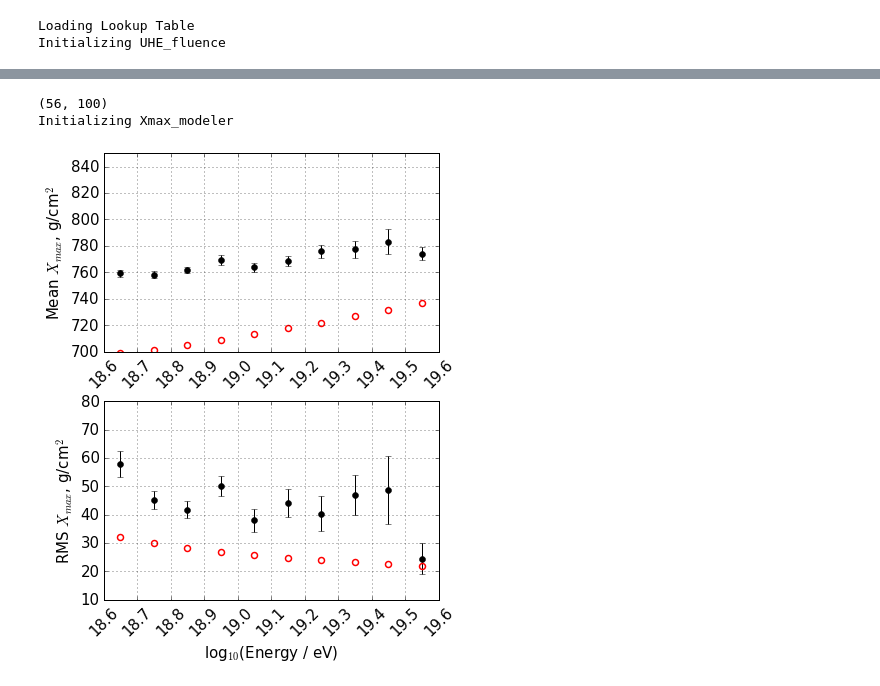
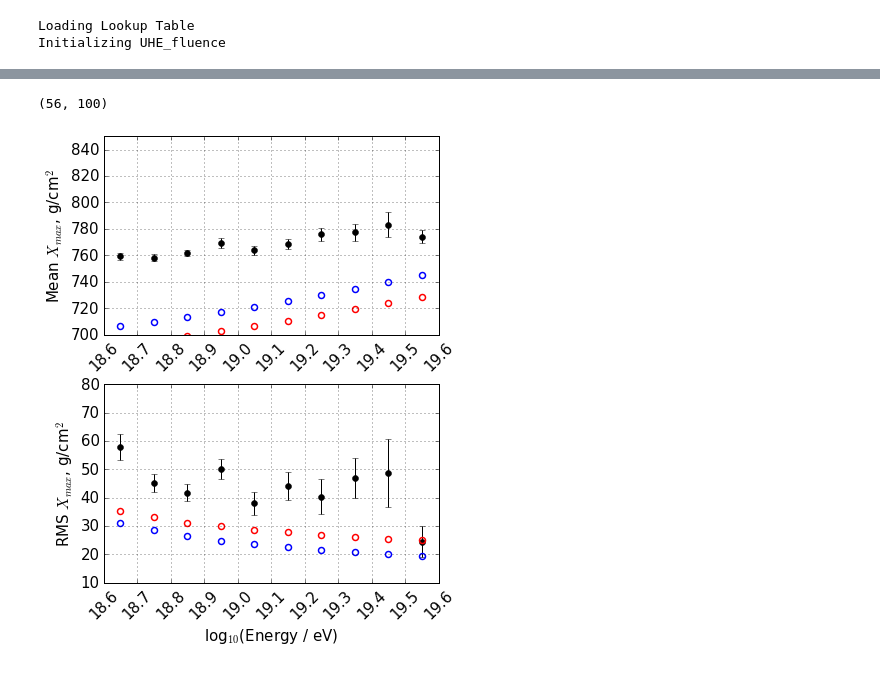
Before and after one commit to afromero/CRANE, a Jupyter notebook: examples/10_Likelihood_w_Priors_Composition.ipynb, the cells around one changed output, grey strips where cells are left out. Saved outputs shown, nothing was run; the diff lists cells and outputs as text; code cells hidden in the pictures.

```diff
--- a/examples/10_Likelihood_w_Priors_Composition.ipynb
+++ b/examples/10_Likelihood_w_Priors_Composition.ipynb
@@ -162,10 +168,16 @@ parms = np.array([  5.50339689e-63,  -9.04963731e-02,   1.81152305e+01,
          7.23150734e-02,   4.99969260e+00,   1.53508573e+00,
          3.51037723e+00,   8.00971453e+00,   5.00000000e-01])
 
-parms = np.array([  5.50405578e-63,  -9.50620797e-02,   1.80910963e+01,
+parms = np.array([  0.150405578e-63,  -9.50620797e-02,   1.80910963e+01,
          3.23743722e-01,   1.93595746e-01,   5.22692770e-02,
          7.22797661e-02,   4.99979155e+00,   1.53536985e+00,
-         3.51175674e+00,   8.01191968e+00,   5.00055281e-01])
+         3.51175674e+00,   8.01191968e+00,   0.0010000000,  5.00055281e-01])
+
+parms = array([  1.18963201e-64,  -1.10144272e-01,   1.81273537e+01,
+         3.23395813e-01,   1.89684678e-01,   5.44857472e-02,
+         7.00000126e-02,   4.89936067e+00,   1.33919021e+00,
+         2.70000052e+00,   6.60806430e+00,   1.56322651e-03,
+         5.53702217e-01])
 
 '''
 parms = np.array([  3.709357650510e-63,  -1.647027794302e+00,   1.305045858433e+01,
@@ -191,7 +203,7 @@ Model log-posterior: -575.196596854
 # %%
-fluences = fcalc.fluence_model(*parms)
+fluences = fcalc.fluence_model(*parms[0:11])
 nuclear_fluence = np.sum(fluences[1:], axis=0)
-N_model = Auger_Data.Counts_Model(nuclear_fluence[fcalc.observed_log10_E>18.8999])
+N_model = Auger_Data.Counts_Model(nuclear_fluence[fcalc.observed_log10_E>18.6999], parms[11])
 
 
 #print input_log10_E
@@ -251,7 +263,7 @@ grid(True, which='both')
 ylabel('Counts')
 xlabel('log10 (Energy / eV)')
 title('Auger Counts by Energy Bin')
-plot(fcalc.observed_log10_E[fcalc.observed_log10_E>18.8999] + 0.05, N_model, 'o', mfc='none', mec='r', label='Model')
+plot(fcalc.observed_log10_E[fcalc.observed_log10_E>18.6999] + 0.05, N_model, 'o', mfc='none', mec='r', label='Model')
 grid(True, which='both')
 y1, y2 = ax3.get_ylim()
 y1=0.1
@@ -285,41 +297,40 @@ f_A_array = fluences[1:] / nuclear_fluence
 print f_A_array.shape
 
 from Xmax import Xmax_modeler
-xmm = Xmax_modeler(observed_log10_E)
+xmm = Xmax_modeler(observed_log10_E-parms[11])
 
 model_Mean, model_RMS = xmm.getMeanRMS(f_A_array)
-model_Mean = np.mean(model_Mean, axis=0)
-model_RMS = np.mean(model_RMS, axis=0)
 
 figure(figsize=(6,8))
 subplot(211)
 errorbar(Auger_Data.X_max_log10_E_low_edge + Auger_Data.d_log10_E/2.,
         Auger_Data.X_max_Mean,
         yerr= Auger_Data.X_max_Mean_err,
         fmt = 'ko')
-plot(observed_log10_E + 0.05, model_Mean, 'o', mfc='none', mec='r', mew=1.5)
+plot(observed_log10_E + 0.05, model_Mean[0], 'o', mfc='none', mec='r', mew=1.5)
+plot(observed_log10_E + 0.05, model_Mean[1], 'o', mfc='none', mec='b', mew=1.5)
 grid(True)
 xticks(np.arange(18.6, 19.7, 0.1), rotation=45)
 xlim(18.6, 19.6)
 ylabel('Mean $X_{max}$, g/cm$^2$')
 ylim(700., 850.)
 
 subplot(212)
 errorbar(Auger_Data.X_max_log10_E_low_edge + Auger_Data.d_log10_E/2.,
         Auger_Data.X_max_RMS,
         yerr= Auger_Data.X_max_RMS_err,
         fmt = 'ko')
-plot(observed_log10_E + 0.05, model_RMS, 'o', mfc='none', mec='r', mew=1.5)
+plot(observed_log10_E + 0.05, model_RMS[0], 'o', mfc='none', mec='r', mew=1.5)
+plot(observed_log10_E + 0.05, model_RMS[1], 'o', mfc='none', mec='b', mew=1.5)
 grid(True)
 xticks(np.arange(18.6, 19.7, 0.1), rotation=45)
 xlim(18.6, 19.6)
 ylabel('RMS $X_{max}$, g/cm$^2$')
 xlabel('log$_{10}$(Energy / eV)')
 subplots_adjust(hspace=0.25)
 # %% [output]
 (56, 100)
-Initializing Xmax_modeler
-[figure, old version]
+[figure, new version]
 # %%
 # Example of applying minimization to improve the solution (at least locally speaking.)
 # initial parameter optimization
```
Also changed, not shown: parts of 6 cells of this notebook, 5 other files.
